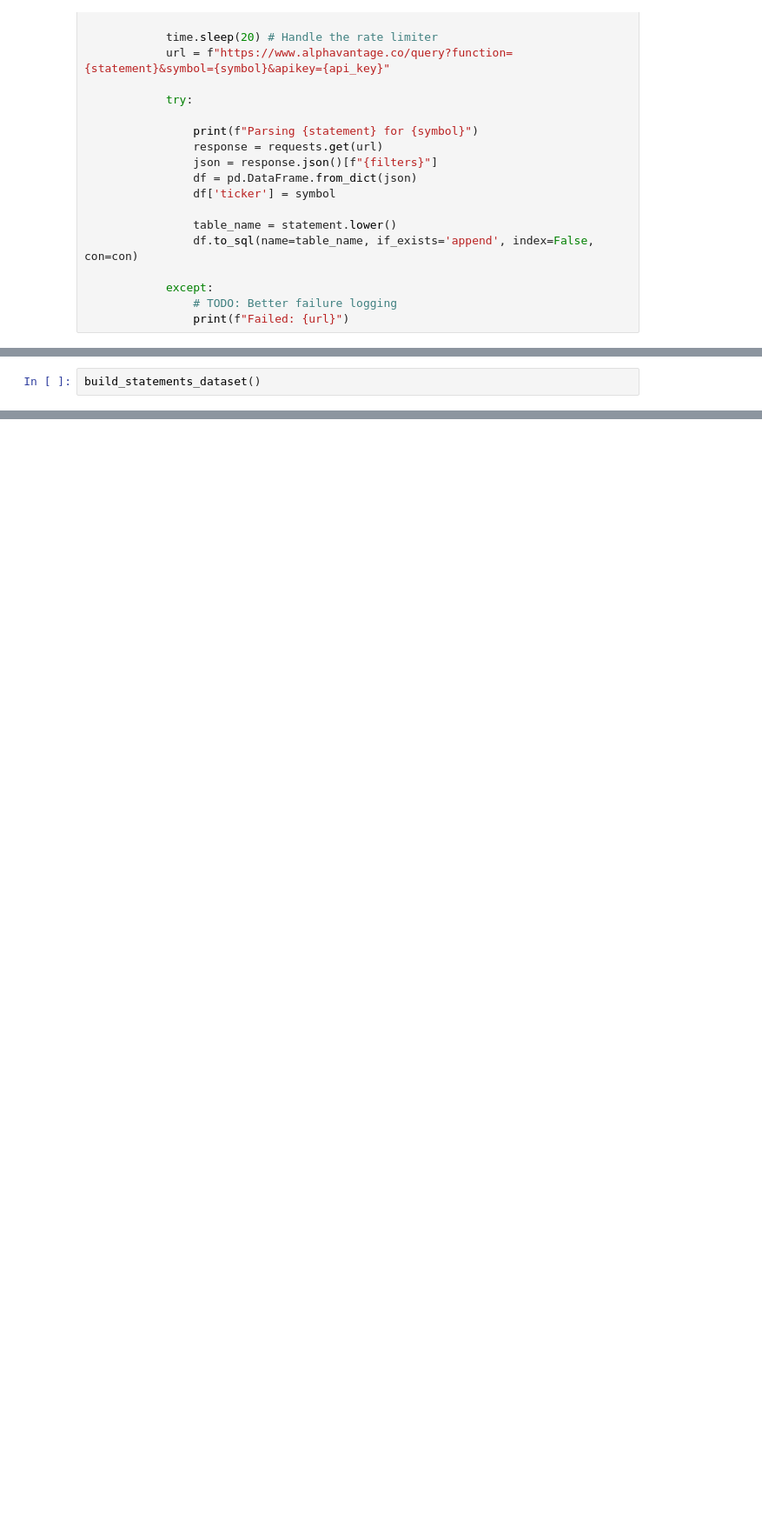
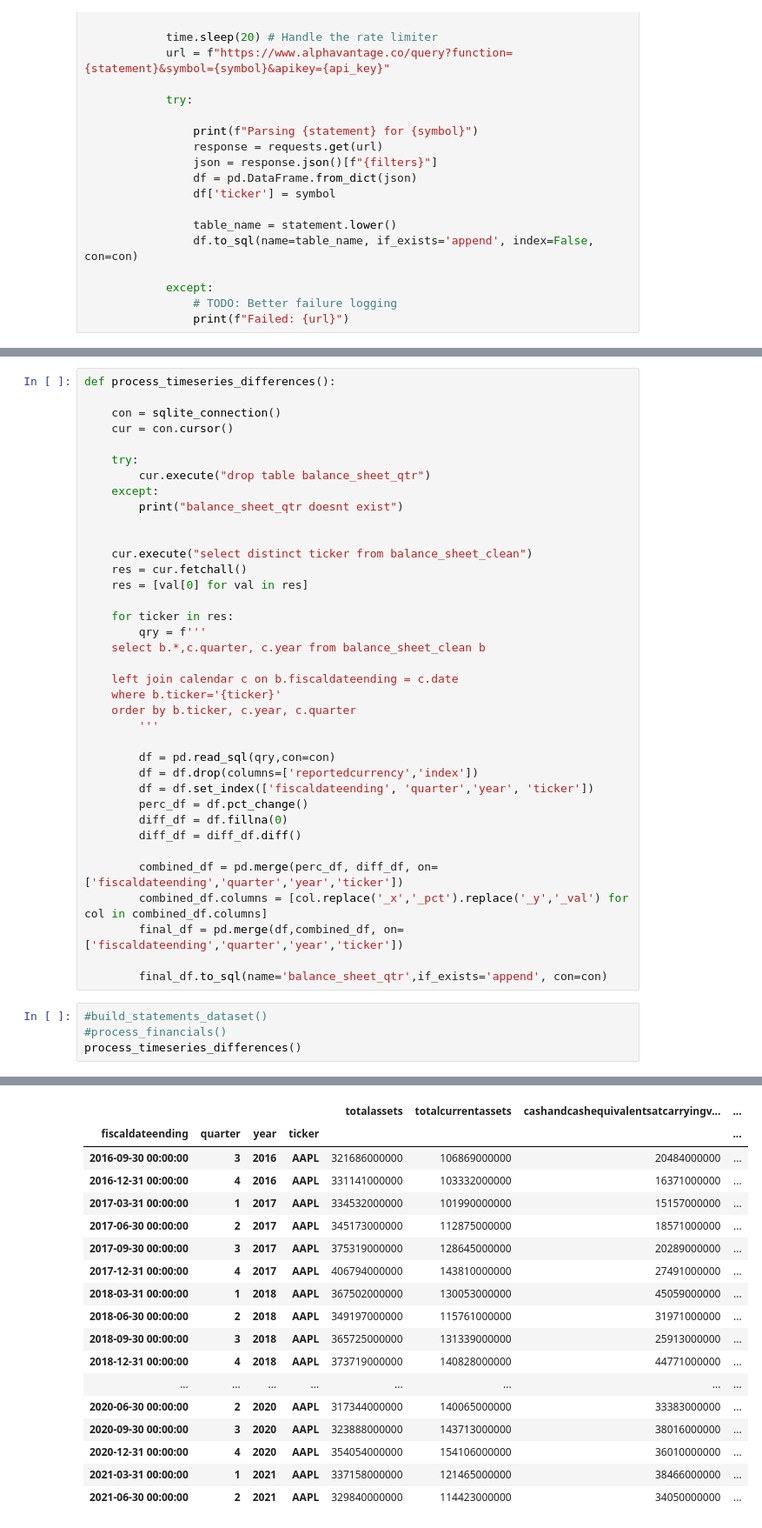
Before and after one commit to jmullini/rensselaer_ai_systems, a Jupyter notebook: etl/financial_statements.ipynb, the cells around one changed output, grey strips where cells are left out. Shown at 87% size. Drawn from its saved outputs; the diff is of its cells as text; blank space fills up the shorter version.

Commit message:
working on fin statements timeseries calcs

```diff
--- a/etl/financial_statements.ipynb
+++ b/etl/financial_statements.ipynb
@@ -45,2 +68,42 @@ def build_statements_dataset():
+# %%
+def process_timeseries_differences():
+
+    con = sqlite_connection()
+    cur = con.cursor()
+
+    try:
+        cur.execute("drop table balance_sheet_qtr")
+    except:
+        print("balance_sheet_qtr doesnt exist")
+
+
+    cur.execute("select distinct ticker from balance_sheet_clean")
+    res = cur.fetchall()
+    res = [val[0] for val in res]
+
+    for ticker in res:
+        qry = f'''
+    select b.*,c.quarter, c.year from balance_sheet_clean b
+
+    left join calendar c on b.fiscaldateending = c.date
+    where b.ticker='{ticker}'
+    order by b.ticker, c.year, c.quarter
+        '''
+
+        df = pd.read_sql(qry,con=con)
+        df = df.drop(columns=['reportedcurrency','index'])
+        df = df.set_index(['fiscaldateending', 'quarter','year', 'ticker'])
+        perc_df = df.pct_change()
+        diff_df = df.fillna(0)
+        diff_df = diff_df.diff()
+
+        combined_df = pd.merge(perc_df, diff_df, on=['fiscaldateending','quarter','year','ticker'])
+        combined_df.columns = [col.replace('_x','_pct').replace('_y','_val') for col in combined_df.columns]
+        final_df = pd.merge(df,combined_df, on=['fiscaldateending','quarter','year','ticker'])
+
+        final_df.to_sql(name='balance_sheet_qtr',if_exists='append', con=con)
 # %%
-build_statements_dataset()
+#build_statements_dataset()
+#process_financials()
+process_timeseries_differences()
+# %% [output]
@@ -46,0 +111,18 @@ build_statements_dataset()
+|  |  |  |  | totalassets | totalcurrentassets | cashandcashequivalentsatcarryingv... | ... |
+| fiscaldateending | quarter | year | ticker |  |  |  | ... |
+| 2016-09-30 00:00:00 | 3 | 2016 | AAPL | 321686000000 | 106869000000 | 20484000000 | ... |
+| 2016-12-31 00:00:00 | 4 | 2016 | AAPL | 331141000000 | 103332000000 | 16371000000 | ... |
+| 2017-03-31 00:00:00 | 1 | 2017 | AAPL | 334532000000 | 101990000000 | 15157000000 | ... |
+| 2017-06-30 00:00:00 | 2 | 2017 | AAPL | 345173000000 | 112875000000 | 18571000000 | ... |
+| 2017-09-30 00:00:00 | 3 | 2017 | AAPL | 375319000000 | 128645000000 | 20289000000 | ... |
+| 2017-12-31 00:00:00 | 4 | 2017 | AAPL | 406794000000 | 143810000000 | 27491000000 | ... |
+| 2018-03-31 00:00:00 | 1 | 2018 | AAPL | 367502000000 | 130053000000 | 45059000000 | ... |
+| 2018-06-30 00:00:00 | 2 | 2018 | AAPL | 349197000000 | 115761000000 | 31971000000 | ... |
+| 2018-09-30 00:00:00 | 3 | 2018 | AAPL | 365725000000 | 131339000000 | 25913000000 | ... |
+| 2018-12-31 00:00:00 | 4 | 2018 | AAPL | 373719000000 | 140828000000 | 44771000000 | ... |
+| ... | ... | ... | ... | ... | ... | ... | ... |
+| 2020-06-30 00:00:00 | 2 | 2020 | AAPL | 317344000000 | 140065000000 | 33383000000 | ... |
+| 2020-09-30 00:00:00 | 3 | 2020 | AAPL | 323888000000 | 143713000000 | 38016000000 | ... |
+| 2020-12-31 00:00:00 | 4 | 2020 | AAPL | 354054000000 | 154106000000 | 36010000000 | ... |
+| 2021-03-31 00:00:00 | 1 | 2021 | AAPL | 337158000000 | 121465000000 | 38466000000 | ... |
+| 2021-06-30 00:00:00 | 2 | 2021 | AAPL | 329840000000 | 114423000000 | 34050000000 | ... |
```
Also changed, not shown: parts of 3 cells of this notebook, 1 other file.
